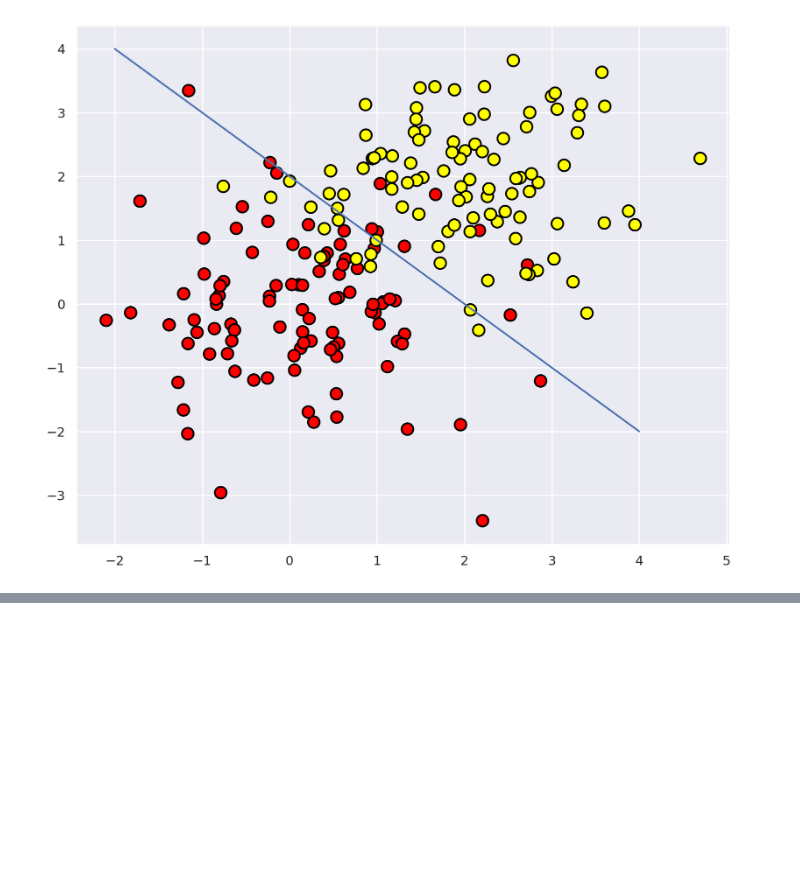
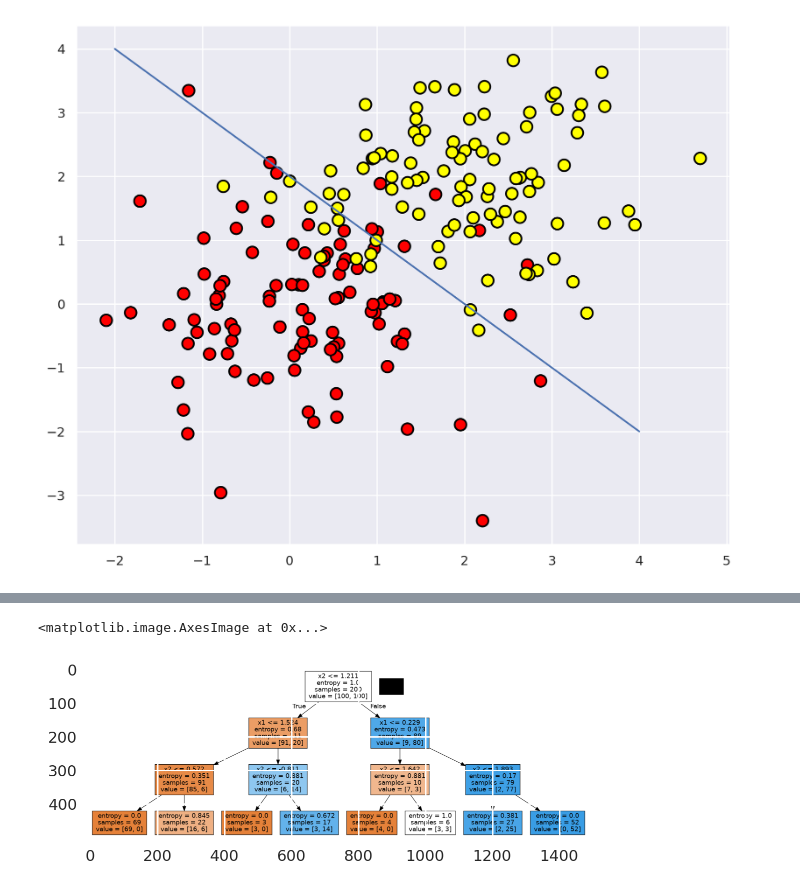
Before and after one commit to himanshuraimau/cs231n-mlcourseai, a Jupyter notebook: decision-knn-classification/decision.ipynb, the cells around one changed output, grey strips where cells are left out. Drawn from its saved outputs; the diff is of its cells as text; code cells hidden in the pictures; blank space fills up the shorter version.

```diff
--- a/decision-knn-classification/decision.ipynb
+++ b/decision-knn-classification/decision.ipynb
@@ -52,0 +81,22 @@ plt.plot(range(-2, 5), range(4, -3, -1));
+# %%
+import pydotplus
+from sklearn.tree import export_graphviz
+
+def tree_graph_to_png(tree, feature_names, png_file_to_save):
+    # needs graphviz to be installed
+    tree_str = export_graphviz(
+        tree, feature_names=feature_names, filled=True, out_file=None
+    )
+    graph = pydotplus.graph_from_dot_data(tree_str)
+    graph.write_png(png_file_to_save)
+
+tree_graph_to_png(
+    tree=clf_tree,
+    feature_names=["x1", "x2"],
+    png_file_to_save="topic3_decision_tree1.png",
+)
+feh = plt.imread("topic3_decision_tree1.png")
+plt.imshow(feh)
+# %% [output]
+<matplotlib.image.AxesImage at 0x...>
+[figure, added]
```
Also changed, not shown: parts of 11 cells of this notebook, 6 other files.
